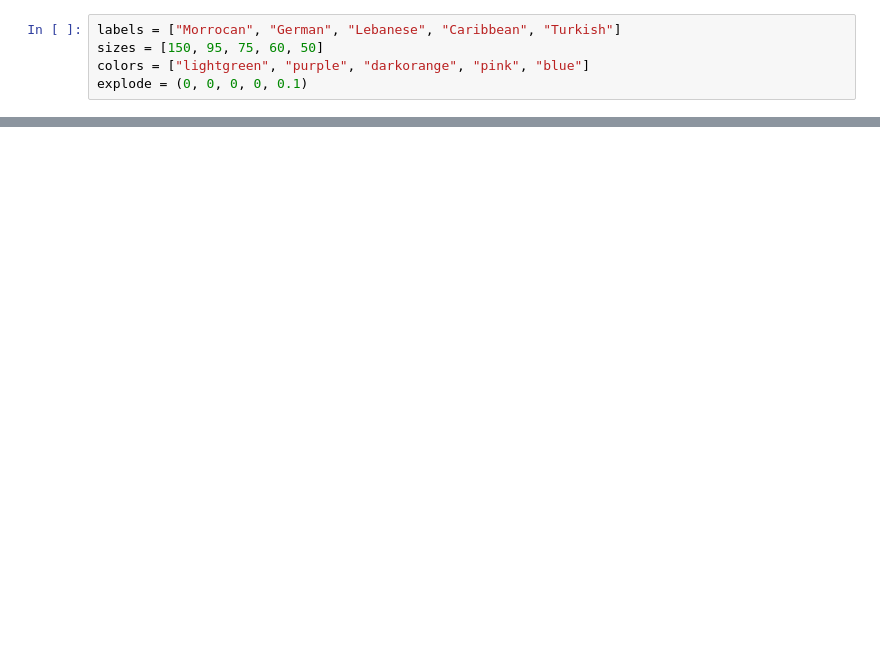
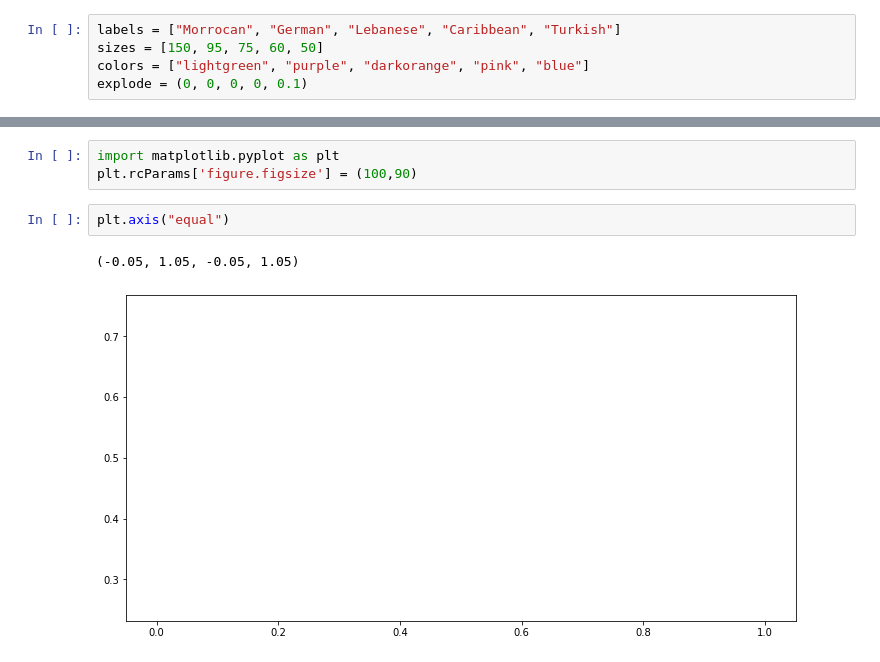
Before and after one commit to Cnw695/Project_1, a Jupyter notebook: yelp_part2_dataprocessing_2_Nicole.ipynb, the cells around one changed output, grey strips where cells are left out. Drawn from its saved outputs; the diff is of its cells as text; blank space fills up the shorter version.

```diff
--- a/yelp_part2_dataprocessing_2_Nicole.ipynb
+++ b/yelp_part2_dataprocessing_2_Nicole.ipynb
@@ -375,0 +349,8 @@ plt.pie(sizes, explode=explode, labels=labels, colors=colors,
+# %%
+import matplotlib.pyplot as plt
+plt.rcParams['figure.figsize'] = (100,90)
+# %%
+plt.axis("equal")
+# %% [output]
+(-0.05, 1.05, -0.05, 1.05)
+[figure, added]
```
Also changed, not shown: parts of 14 cells of this notebook.
